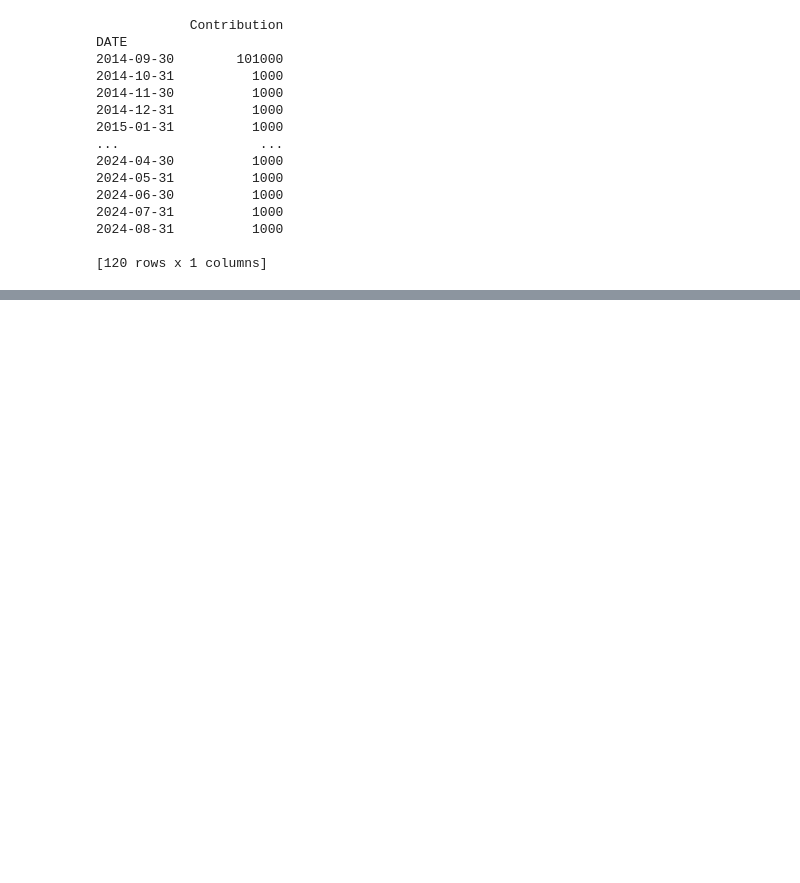
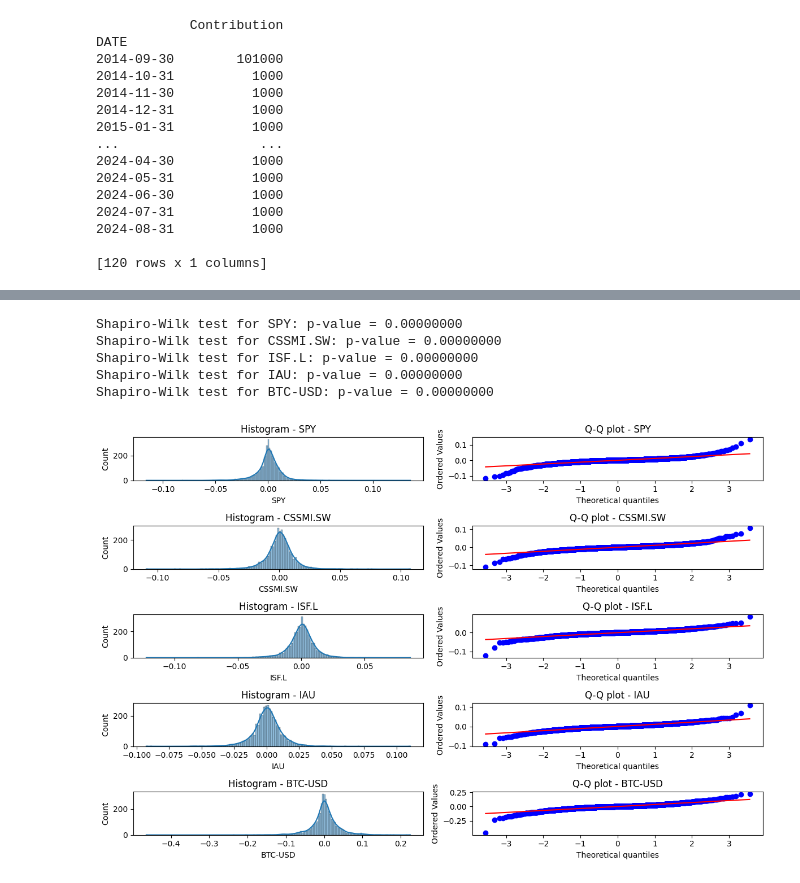
Before and after one commit to mathsuser/Investment_Strategy_Backtesting, a Jupyter notebook: notebooks/investment_management_fundamentals.ipynb, the cells around one changed output, grey strips where cells are left out. Drawn from its saved outputs; the diff is of its cells as text; code cells hidden in the pictures; blank space fills up the shorter version.

```diff
--- a/notebooks/investment_management_fundamentals.ipynb
+++ b/notebooks/investment_management_fundamentals.ipynb
@@ -1657,0 +1767,27 @@ Internal Rate of Return: 12926000.000%
+# %%
+from scipy import stats
+import seaborn as sns
+import matplotlib.pyplot as plt
+
+# Shapiro-Wilk Test for normality
+for asset in log_returns.columns:
+    stat, p_value = stats.shapiro(log_returns[asset])
+    print(f"Shapiro-Wilk test for {asset}: p-value = {p_value:.8f}")
+
+fig, ax = plt.subplots(len(log_returns.columns), 2, figsize=(12, 8))
+
+for i, asset in enumerate(log_returns.columns):
+    sns.histplot(log_returns[asset], kde=True, ax=ax[i][0])
+    ax[i][0].set_title(f'Histogram - {asset}')
+    stats.probplot(log_returns[asset], dist="norm", plot=ax[i][1])
+    ax[i][1].set_title(f'Q-Q plot - {asset}')
+
+plt.tight_layout()
+plt.show()
+# %% [output]
+Shapiro-Wilk test for SPY: p-value = 0.00000000
+Shapiro-Wilk test for CSSMI.SW: p-value = 0.00000000
+Shapiro-Wilk test for ISF.L: p-value = 0.00000000
+Shapiro-Wilk test for IAU: p-value = 0.00000000
+Shapiro-Wilk test for BTC-USD: p-value = 0.00000000
+[figure, added]
```
Also changed, not shown: parts of 47 cells of this notebook.
